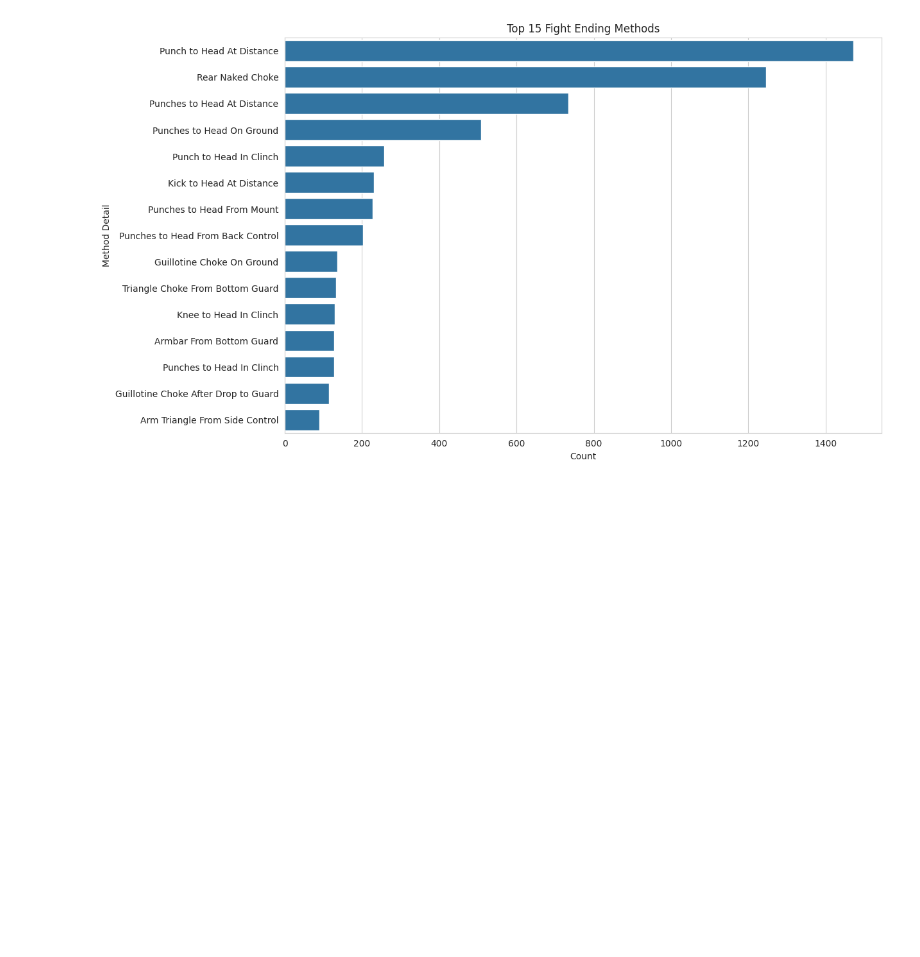
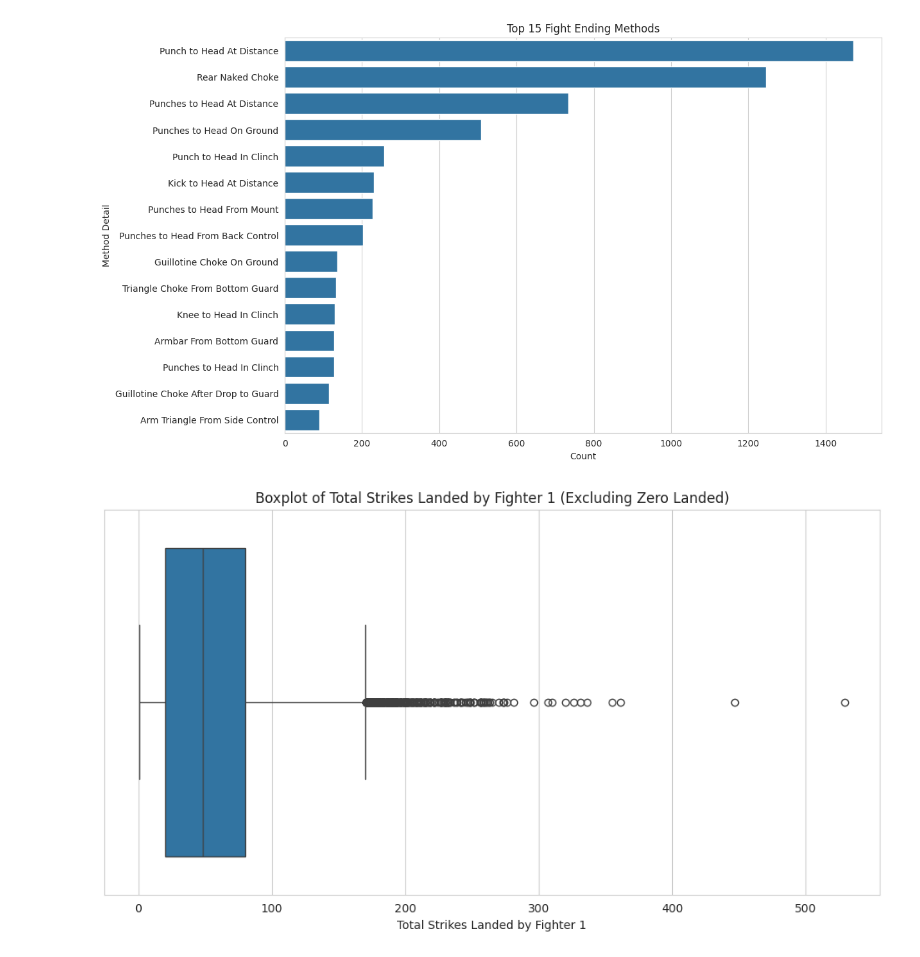
Before and after one commit to babisque/ufc-ml-predictor, a Jupyter notebook: notebooks/01_exploratory_analysis.ipynb, the cells around one changed output. Cells and saved outputs as stored; diff of their text form; code cells hidden in the pictures; blank space fills up the shorter version.

```diff
--- a/notebooks/01_exploratory_analysis.ipynb
+++ b/notebooks/01_exploratory_analysis.ipynb
@@ -83,3 +83,15 @@ Guillotine Choke On Ground           0.805878
 Triangle Choke From Bottom Guard     0.782176
 Name: proportion, dtype: float64
 [figure]
+# %%
+df_filtered = df[df['f1_tot_str_landed'] > 0]
+
+plt.figure(figsize=(12, 6))
+
+sns.boxplot(x=df_filtered['f1_tot_str_landed'])
+
+plt.title('Boxplot of Total Strikes Landed by Fighter 1 (Excluding Zero Landed)')
+plt.xlabel('Total Strikes Landed by Fighter 1')
+plt.show()
+# %% [output]
+[figure, added]
```
Also changed, not shown: parts of 1 cell of this notebook.
